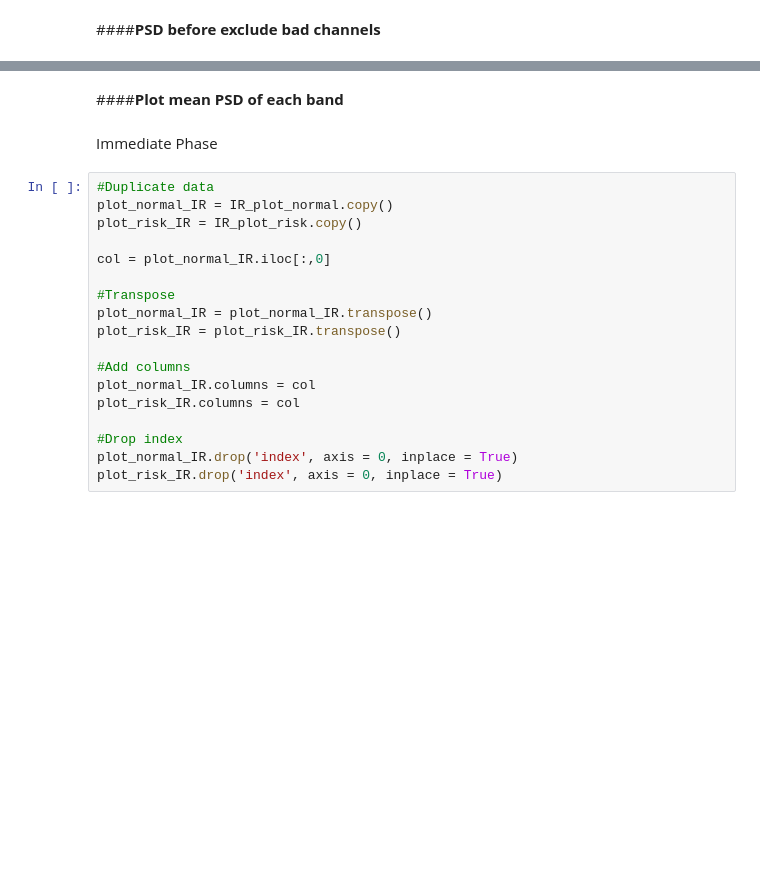
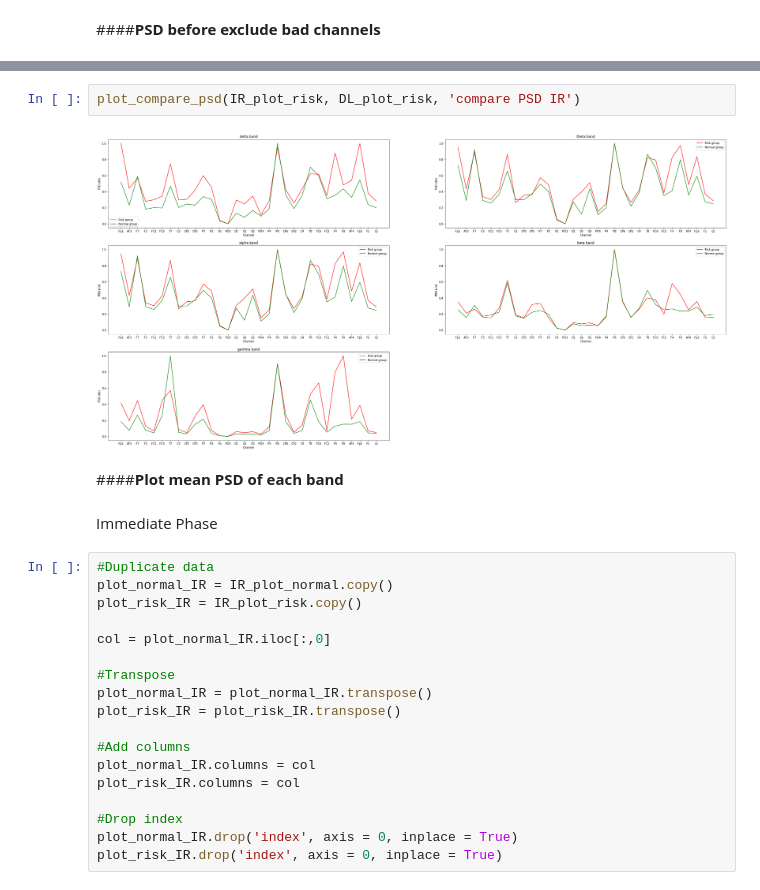
Before and after one commit to Sirabhop/Preclinical-AD-EEG-classification, a Jupyter notebook: Data_Analysis.ipynb, the cells around one changed output, grey strips where cells are left out. Saved outputs shown, nothing was run; the diff lists cells and outputs as text; blank space fills up the shorter version.

```diff
--- a/Data_Analysis.ipynb
+++ b/Data_Analysis.ipynb
@@ -301,3 +283,7 @@ plot_compare_psd(DL_plot_normal, DL_plot_risk, 'compare PSD IR')
+# %%
+plot_compare_psd(IR_plot_risk, DL_plot_risk, 'compare PSD IR')
+# %% [output]
+[figure, added]
 # %% [markdown]
 ####**Plot mean PSD of each band**
 # %% [markdown]
```
Also changed, not shown: parts of 15 cells of this notebook.
